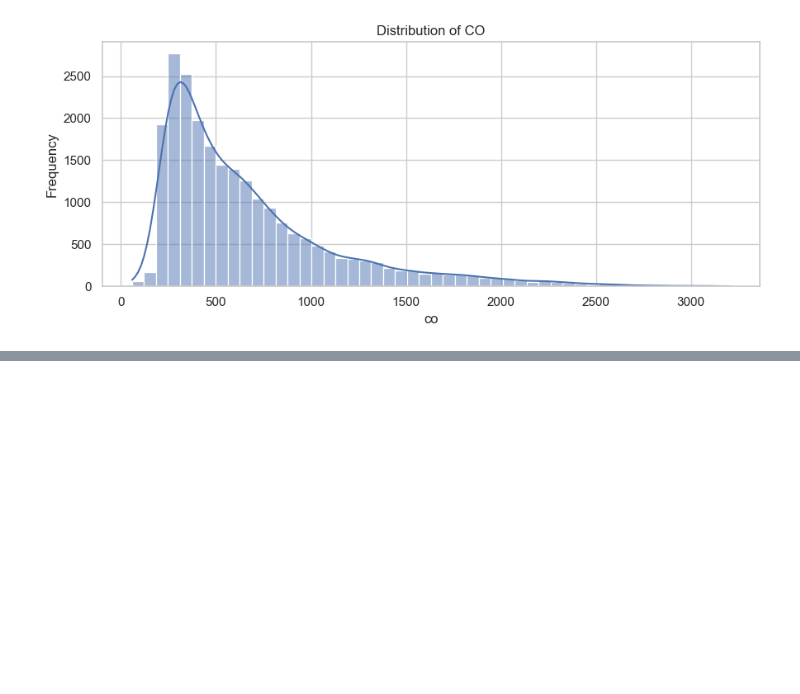
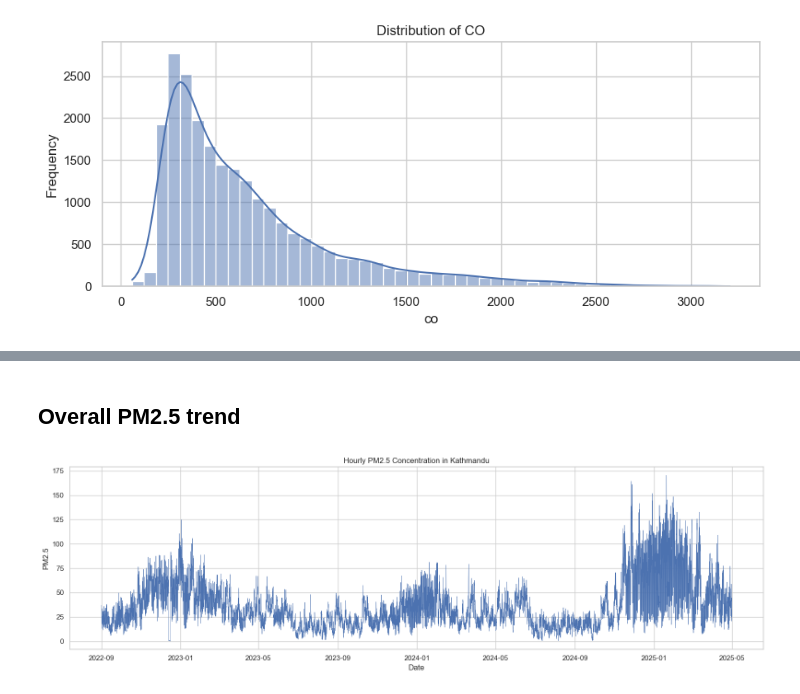
Before and after one commit to rubeshnpl13/Kathmandu-Air-Quality-Intelligence, a Jupyter notebook: notebooks/04_exploratory_data_analysis.ipynb, the cells around one changed output, grey strips where cells are left out. Drawn from its saved outputs; the diff is of its cells as text; code cells hidden in the pictures; blank space fills up the shorter version.

```diff
--- a/notebooks/04_exploratory_data_analysis.ipynb
+++ b/notebooks/04_exploratory_data_analysis.ipynb
@@ -186,0 +225,22 @@ for pollutant in pollutants:
+# %% [markdown]
+## Overall PM2.5 trend
+# %%
+plt.figure(figsize=(16, 5))
+
+plt.plot(
+    hourly.index,
+    hourly['pm25'],
+    linewidth=0.5
+)
+
+plt.title(
+    'Hourly PM2.5 Concentration in Kathmandu'
+)
+
+plt.xlabel('Date')
+plt.ylabel('PM2.5')
+
+plt.tight_layout()
+plt.show()
+# %% [output]
+[figure, added]
```
Also changed, not shown: parts of 5 cells of this notebook.
